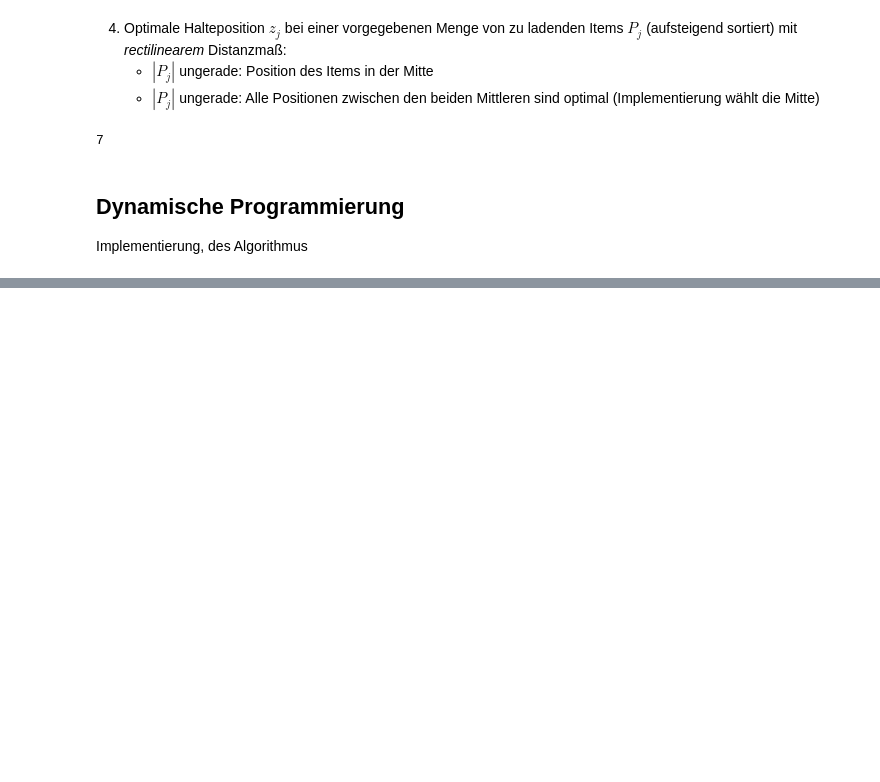
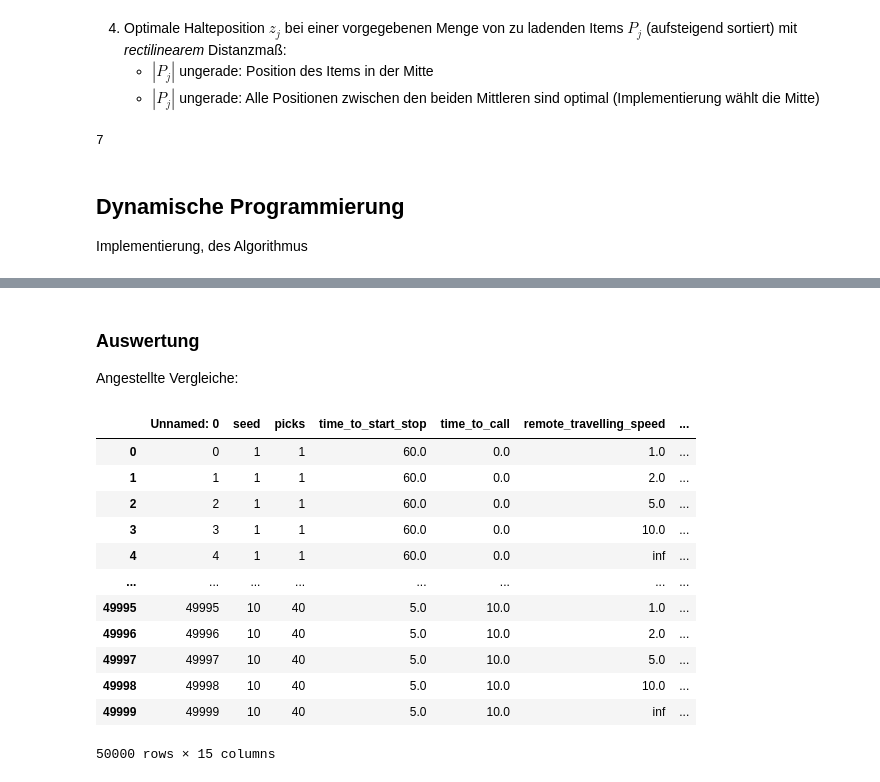
Before and after one commit to lukasleist/Order-Picking, a Jupyter notebook: goetschalckx.ipynb, the cells around one changed output, grey strips where cells are left out. Drawn from its saved outputs; the diff is of its cells as text; code cells hidden in the pictures; blank space fills up the shorter version.

```diff
--- a/goetschalckx.ipynb
+++ b/goetschalckx.ipynb
@@ -171,0 +460,20 @@ optimal_stops(item_positions, aisle_width=2, walking_speed=10, time_to_start_sto
+# %% [markdown]
+### Auswertung
+Angestellte Vergleiche:
+# %%
+comparisons = pd.read_csv('comparisons-(50000, 14).csv')
+comparisons
+# %% [output]
+|  | Unnamed: 0 | seed | picks | time_to_start_stop | time_to_call | remote_travelling_speed | ... |
+| 0 | 0 | 1 | 1 | 60.0 | 0.0 | 1.0 | ... |
+| 1 | 1 | 1 | 1 | 60.0 | 0.0 | 2.0 | ... |
+| 2 | 2 | 1 | 1 | 60.0 | 0.0 | 5.0 | ... |
+| 3 | 3 | 1 | 1 | 60.0 | 0.0 | 10.0 | ... |
+| 4 | 4 | 1 | 1 | 60.0 | 0.0 | inf | ... |
+| ... | ... | ... | ... | ... | ... | ... | ... |
+| 49995 | 49995 | 10 | 40 | 5.0 | 10.0 | 1.0 | ... |
+| 49996 | 49996 | 10 | 40 | 5.0 | 10.0 | 2.0 | ... |
+| 49997 | 49997 | 10 | 40 | 5.0 | 10.0 | 5.0 | ... |
+| 49998 | 49998 | 10 | 40 | 5.0 | 10.0 | 10.0 | ... |
+| 49999 | 49999 | 10 | 40 | 5.0 | 10.0 | inf | ... |
+50000 rows × 15 columns
```
Also changed, not shown: parts of 24 cells of this notebook, 4 other files.
